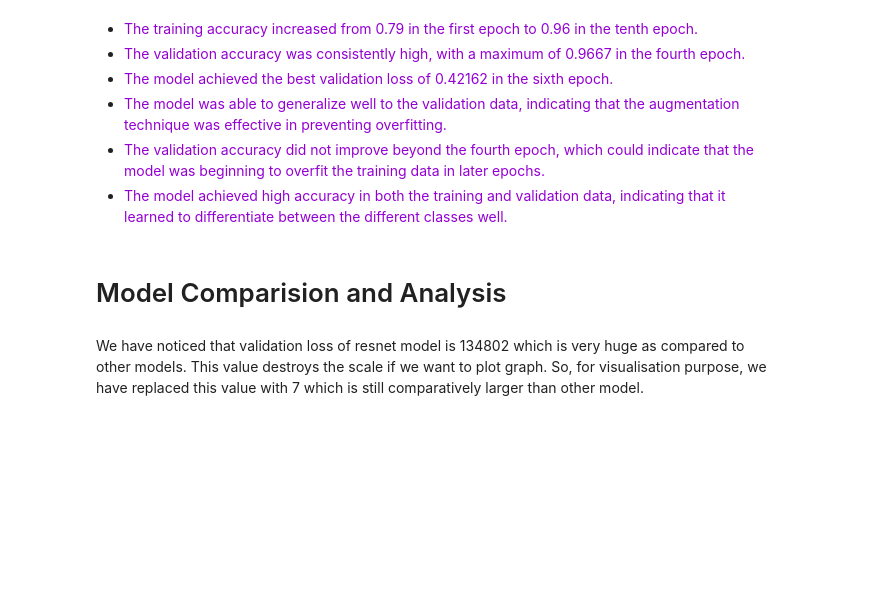
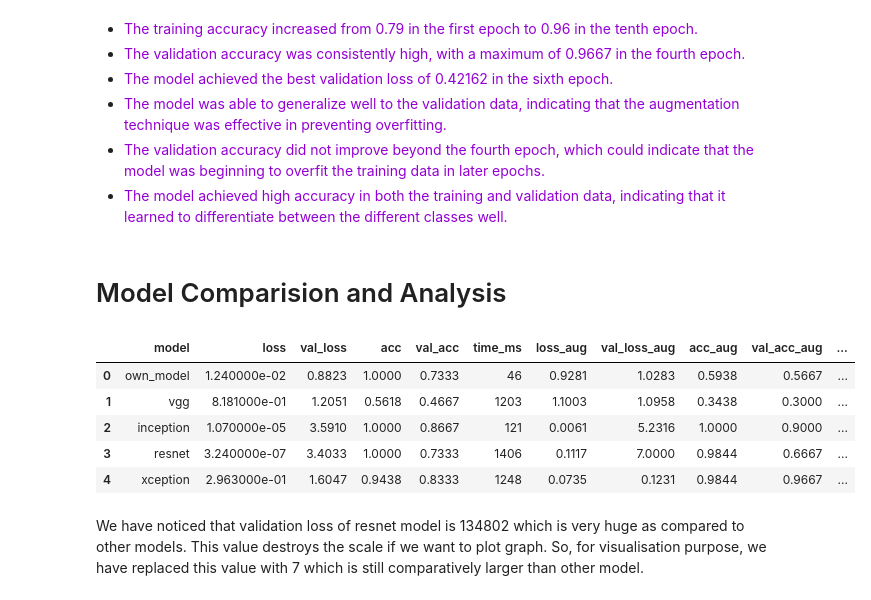
Before and after one commit to mdushetwar/RiceLeafDisease-ImageClassification, a Jupyter notebook: PRCP_1001_RiceLeaf_final.ipynb, the cells around one changed output. Drawn from its saved outputs; the diff is of its cells as text; code cells hidden in the pictures; blank space fills up the shorter version.

```diff
--- a/PRCP_1001_RiceLeaf_final.ipynb
+++ b/PRCP_1001_RiceLeaf_final.ipynb
@@ -1192,6 +1193,14 @@ aug_models=pd.read_excel('model_comparision.xlsx', sheet_name='Augmentation')
 # %%
 models= models.merge(aug_models, on='model', suffixes=['', '_aug'])
 models.loc[3, 'val_loss_aug']=7    #reason provided below
+models
+# %% [output]
+|  | model | loss | val_loss | acc | val_acc | time_ms | loss_aug | val_loss_aug | acc_aug | val_acc_aug | ... |
+| 0 | own_model | 1.240000e-02 | 0.8823 | 1.0000 | 0.7333 | 46 | 0.9281 | 1.0283 | 0.5938 | 0.5667 | ... |
+| 1 | vgg | 8.181000e-01 | 1.2051 | 0.5618 | 0.4667 | 1203 | 1.1003 | 1.0958 | 0.3438 | 0.3000 | ... |
+| 2 | inception | 1.070000e-05 | 3.5910 | 1.0000 | 0.8667 | 121 | 0.0061 | 5.2316 | 1.0000 | 0.9000 | ... |
+| 3 | resnet | 3.240000e-07 | 3.4033 | 1.0000 | 0.7333 | 1406 | 0.1117 | 7.0000 | 0.9844 | 0.6667 | ... |
+| 4 | xception | 2.963000e-01 | 1.6047 | 0.9438 | 0.8333 | 1248 | 0.0735 | 0.1231 | 0.9844 | 0.9667 | ... |
 # %% [markdown]
 We have noticed that validation loss of resnet model is 134802 which is very huge as compared to other models. This value destroys the scale if we want to plot graph. So, for visualisation purpose, we have replaced this value with 7 which is still comparatively larger than other model.
 # %%
```
Also changed, not shown: parts of 9 cells of this notebook, 1 other file.
